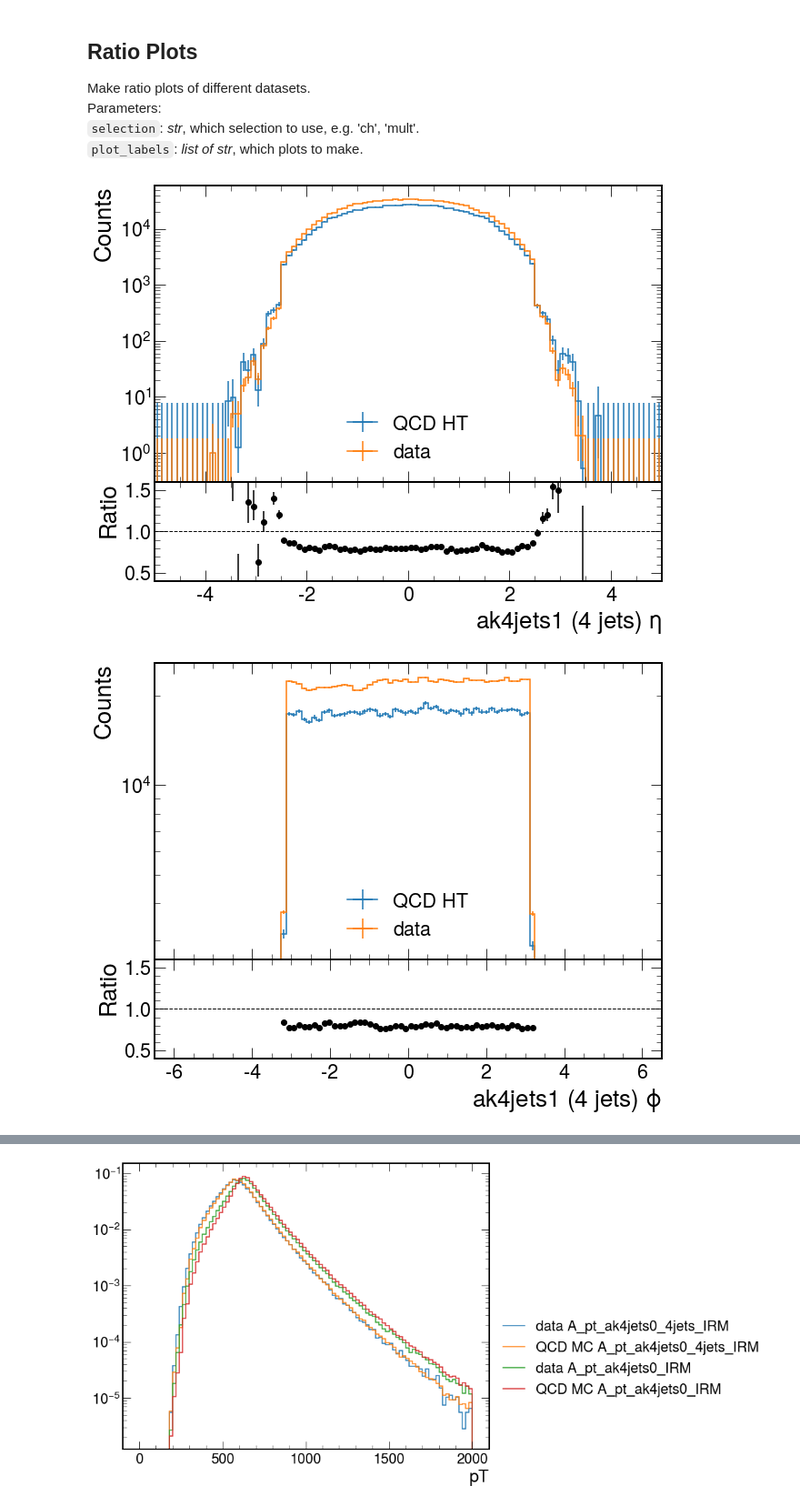
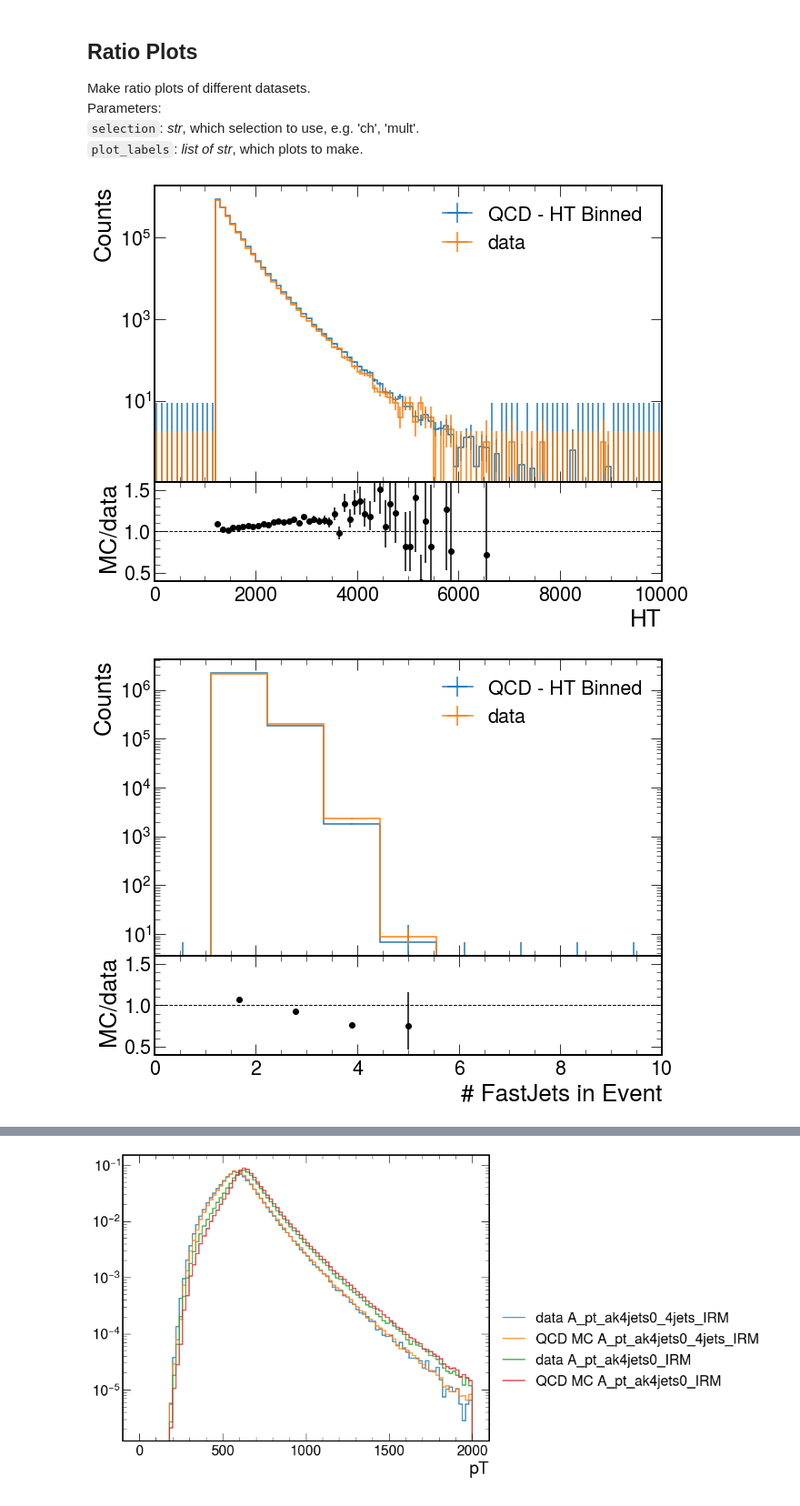
Before and after one commit to SUEPPhysics/SUEPCoffea_dask, a Jupyter notebook: plotting/plot.ipynb, the cells around one changed output, grey strips where cells are left out. Shown at 91% size. Cells and saved outputs as stored; diff of their text form; code cells hidden in the pictures.

Commit message:
minor bug fix in plotting. removed sphericity plots

```diff
--- a/plotting/plot.ipynb
+++ b/plotting/plot.ipynb
@@ -25,8 +25,8 @@ matplotlib.rcParams['figure.facecolor'] = 'white'
 `infile_names`: _array of str_: full paths of .pkl files.<br>
 # %%
 # parameters
-input_label = 'raw'
-output_label = '/home/submit/lavezzo/public_html/SUEP/raw/'
+input_label = 'barrel_2018_v2'
+output_label = '/home/submit/lavezzo/public_html/SUEP/barrel_2018_v2/'
 file_ext = '.png'
 
 # input .pkl files
@@ -234,33 +234,32 @@ Parameters:<br>
 `plot_labels`: _list of str_, which plots to make.
 # %%
 selection = 'IRM'
-plot_labels = ['A_eta_ak4jets1_4jets', 'A_phi_ak4jets1_4jets', 'A_pt_ak4jets1_4jets']
-#plot_labels = []
-#for i in range(10):
-#    plot_labels += ['A_eta_ak4jets'+str(i), 'A_phi_ak4jets'+str(i), 'A_pt_ak4jets'+str(i)]
+plot_labels = ['A_ht', 'A_ngood_fastjets', 'A_PV_npvs', 'A_ngood_ak4jets']
+density = False
 
 for plot_label in plot_labels:
 
     plot_label += '_'+selection
 
-    # QCD hist for ABCD region
-    hdata = plots['data'][plot_label][::1j]
-    hQCD_MC = plots['QCD_HT'][plot_label][::1j]
+    h1 = plots['QCD_HT'][plot_label][::1j]
+    h2 = plots['data'][plot_label][::1j]
 
-    # hdata /= hdata.sum().value
-    # hQCD_MC /= hQCD_MC.sum().value
+    if density:
+        h1 /= h1.sum().value
+        h2 /= h2.sum().value
 
     fig = plt.figure(figsize=(10, 8))
-    _ = hQCD_MC.plot_ratio(hdata,
-                     rp_num_label='QCD HT',
+    _ = h1.plot_ratio(h2,
+                     rp_num_label='QCD - HT Binned',
                      rp_denom_label='data')
 
     fig.axes[0].set_yscale("log")
     #fig.axes[0].set_xlim(0, 2000)
     #fig.axes[0].set_ylim(1e-5, 1e7)
     fig.axes[1].set_ylim(0.4,1.6)
+    fig.axes[1].set_ylabel('MC/data')
     plt.savefig(output_label + plot_label + file_ext, bbox_inches='tight')
     plt.show()
 # %% [output]
-[figure, old version]
+[figure, new version]
-[figure, old version]
+[figure, new version]
```
Also changed, not shown: parts of 2 cells of this notebook, 1 other file.
